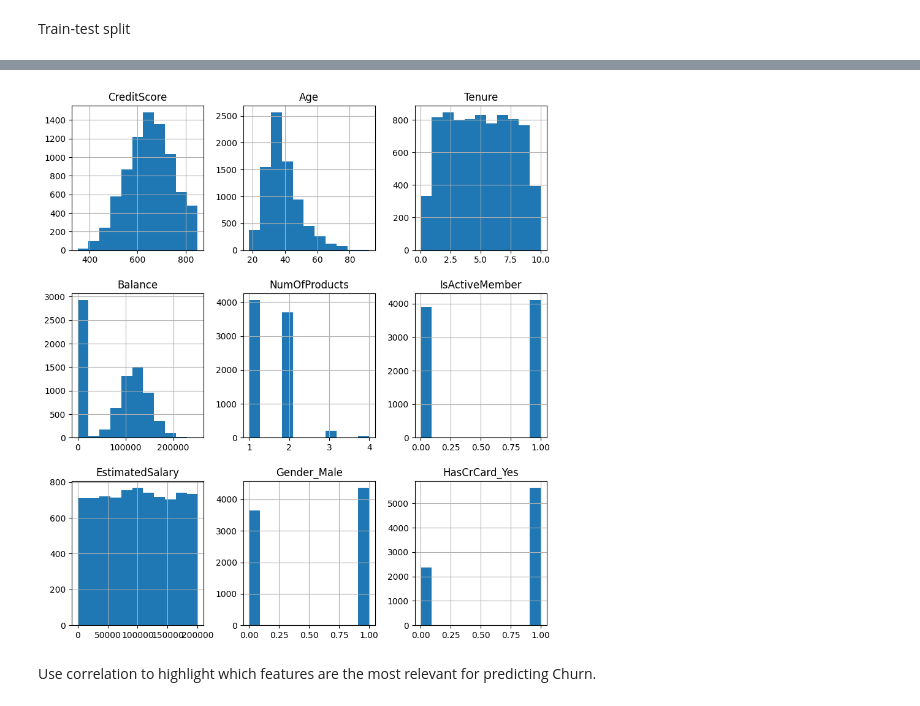
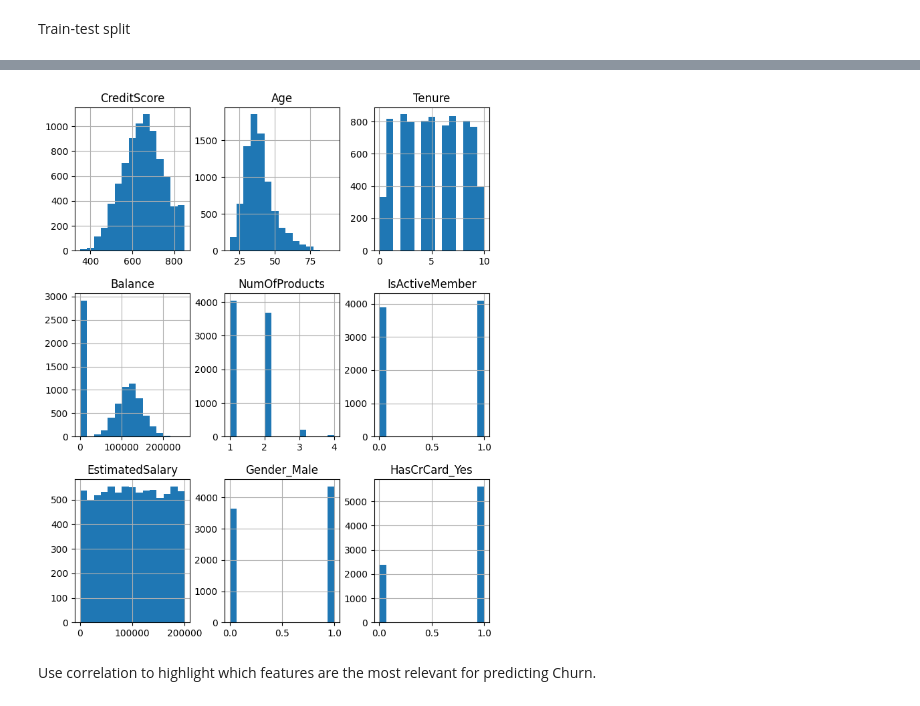
Before and after one commit to sebalexsmith/BBAN3001, a Jupyter notebook: Exam/Mock Exam 1.ipynb, the cells around one changed output, grey strips where cells are left out. Cells and saved outputs as stored; diff of their text form; code cells hidden in the pictures.

```diff
--- a/Exam/Mock Exam 1.ipynb
+++ b/Exam/Mock Exam 1.ipynb
@@ -80,6 +86,7 @@ Train-test split
 from sklearn.model_selection import train_test_split
 # %%
 y = df['Churn']
-X = df[df.drop('Churn', axis = 1).columns]
+# X = df[df.drop('Churn', axis = 1).columns]
+X = df.drop(['Churn'], axis=1)
 # %%
 X_train, X_test, y_train, y_test = train_test_split(X, y, train_size = 0.8, random_state = 42, shuffle = True)
@@ -102,8 +93,8 @@ X_train
 # %%
-X_train.hist(bins = 11, figsize = (10, 11))
+X_train.hist(bins = 15, figsize=(8, 10))
 plt.show()
 # %% [output]
-[figure, old version]
+[figure, new version]
 # %% [markdown]
 Use correlation to highlight which features are the most relevant for predicting Churn.
 # %%
```
Also changed, not shown: parts of 10 cells of this notebook, 4 other files.
